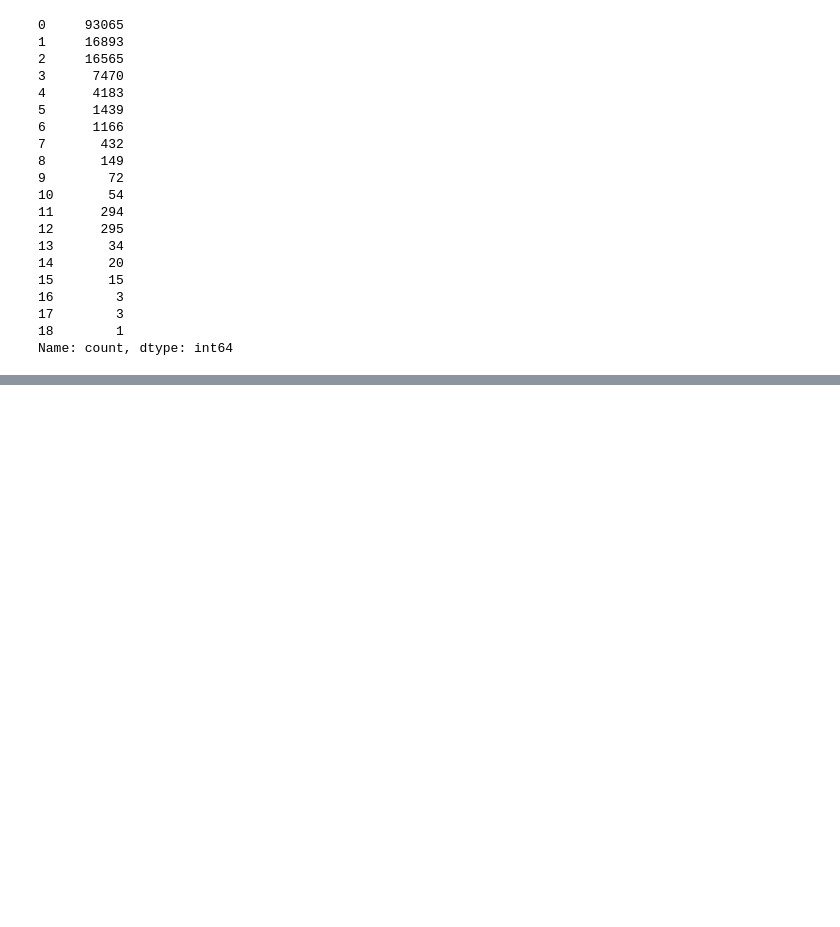
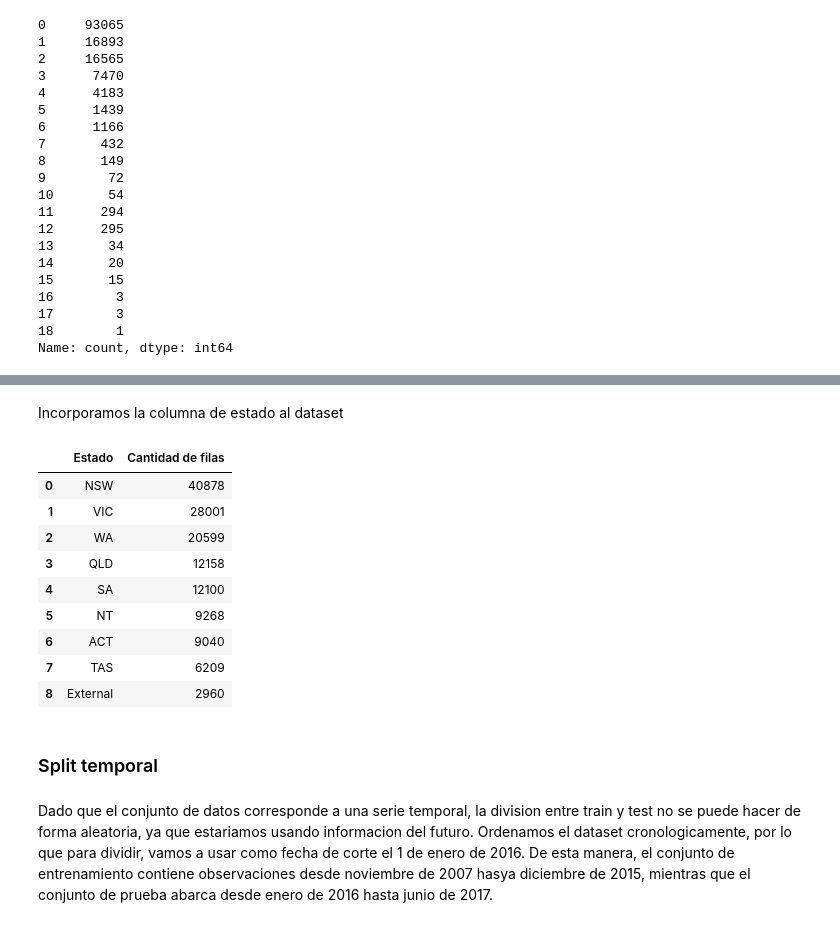
Before and after one commit to AlvaTF/TP-AA1-Ruiz-Toledo-Mendoza, a Jupyter notebook: TP_2/TP_clasificacion_AA1.ipynb, the cells around one changed output, grey strips where cells are left out. Saved outputs shown, nothing was run; the diff lists cells and outputs as text; code cells hidden in the pictures; blank space fills up the shorter version.

```diff
--- a/TP_2/TP_clasificacion_AA1.ipynb
+++ b/TP_2/TP_clasificacion_AA1.ipynb
@@ -350,0 +476,21 @@ Nota para el grupo:
+# %% [markdown]
+Incorporamos la columna de estado al dataset
+# %%
+df["State"] = df["Location"].map(state_map)
+
+display(df["State"].value_counts(dropna=False).rename_axis("Estado").reset_index(name="Cantidad de filas"))
+# %% [output]
+|  | Estado | Cantidad de filas |
+| 0 | NSW | 40878 |
+| 1 | VIC | 28001 |
+| 2 | WA | 20599 |
+| 3 | QLD | 12158 |
+| 4 | SA | 12100 |
+| 5 | NT | 9268 |
+| 6 | ACT | 9040 |
+| 7 | TAS | 6209 |
+| 8 | External | 2960 |
+# %% [markdown]
+### Split temporal
+# %% [markdown]
+Dado que el conjunto de datos corresponde a una serie temporal, la division entre train y test no se puede hacer de forma aleatoria, ya que estariamos usando informacion del futuro. Ordenamos el dataset cronologicamente, por lo que para dividir, vamos a usar como fecha de corte el 1 de enero de 2016. De esta manera, el conjunto de entrenamiento contiene observaciones desde noviembre de 2007 hasya diciembre de 2015, mientras que el conjunto de prueba abarca desde enero de 2016 hasta junio de 2017.
```
Also changed, not shown: parts of 13 cells of this notebook.
